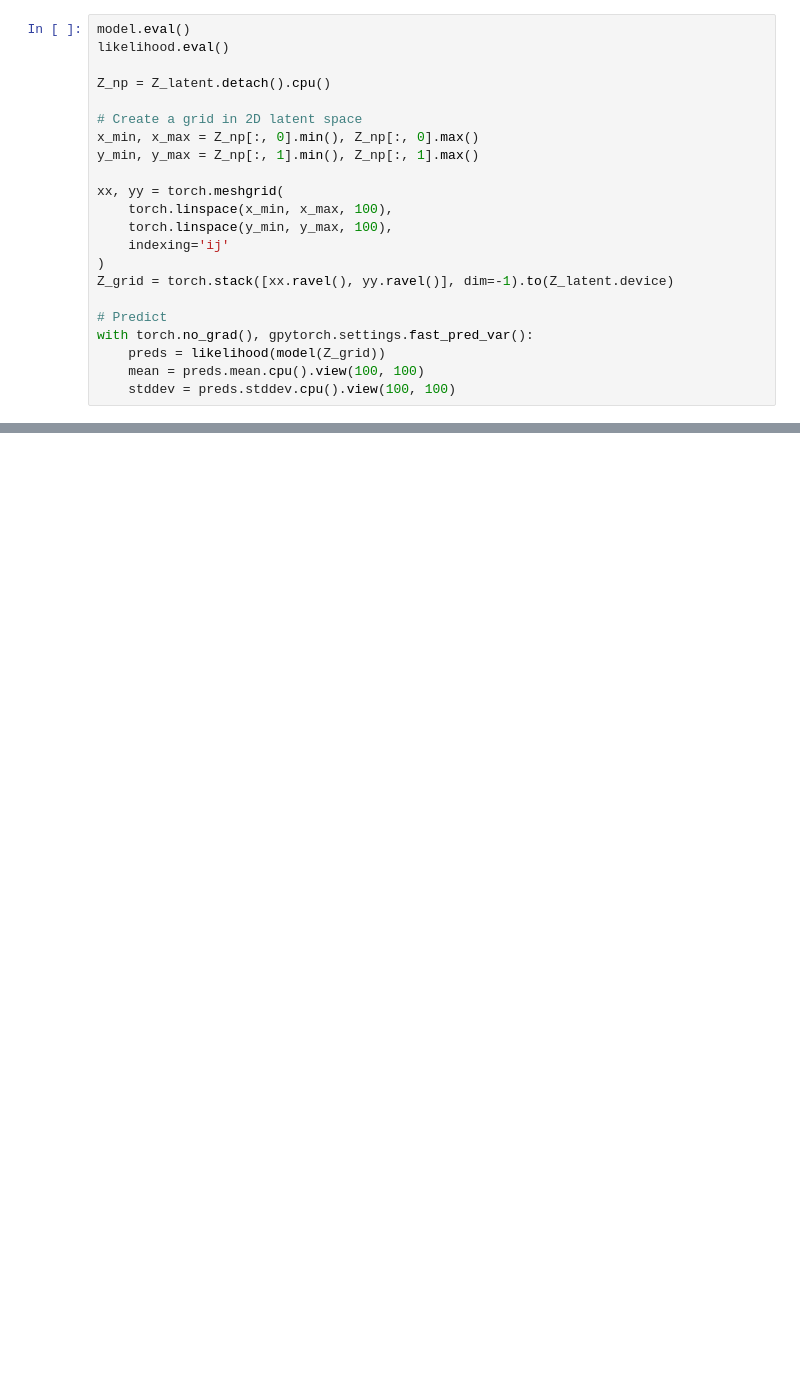
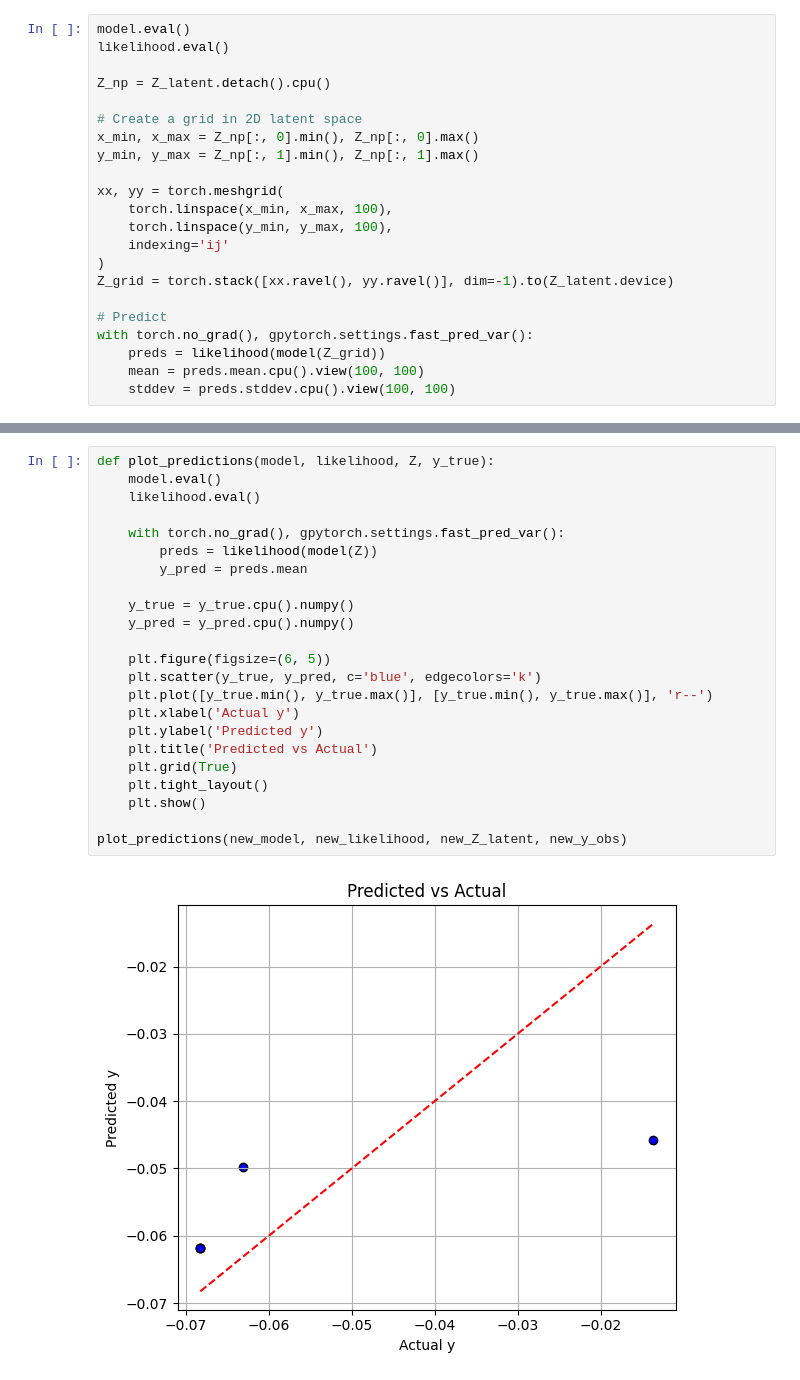
Before and after one commit to Four-Armed-Bandits/CS772-Project, a Jupyter notebook: GP Stuff/InitialTry.ipynb, the cells around one changed output, grey strips where cells are left out. Drawn from its saved outputs; the diff is of its cells as text; blank space fills up the shorter version.

```diff
--- a/GP Stuff/InitialTry.ipynb
+++ b/GP Stuff/InitialTry.ipynb
@@ -220,0 +241,25 @@ plt.show()
+# %%
+def plot_predictions(model, likelihood, Z, y_true):
+    model.eval()
+    likelihood.eval()
+
+    with torch.no_grad(), gpytorch.settings.fast_pred_var():
+        preds = likelihood(model(Z))
+        y_pred = preds.mean
+
+    y_true = y_true.cpu().numpy()
+    y_pred = y_pred.cpu().numpy()
+
+    plt.figure(figsize=(6, 5))
+    plt.scatter(y_true, y_pred, c='blue', edgecolors='k')
+    plt.plot([y_true.min(), y_true.max()], [y_true.min(), y_true.max()], 'r--')
+    plt.xlabel('Actual y')
+    plt.ylabel('Predicted y')
+    plt.title('Predicted vs Actual')
+    plt.grid(True)
+    plt.tight_layout()
+    plt.show()
+
+plot_predictions(new_model, new_likelihood, new_Z_latent, new_y_obs)
+# %% [output]
+[figure, added]
```
Also changed, not shown: parts of 14 cells of this notebook, 1 other file.
